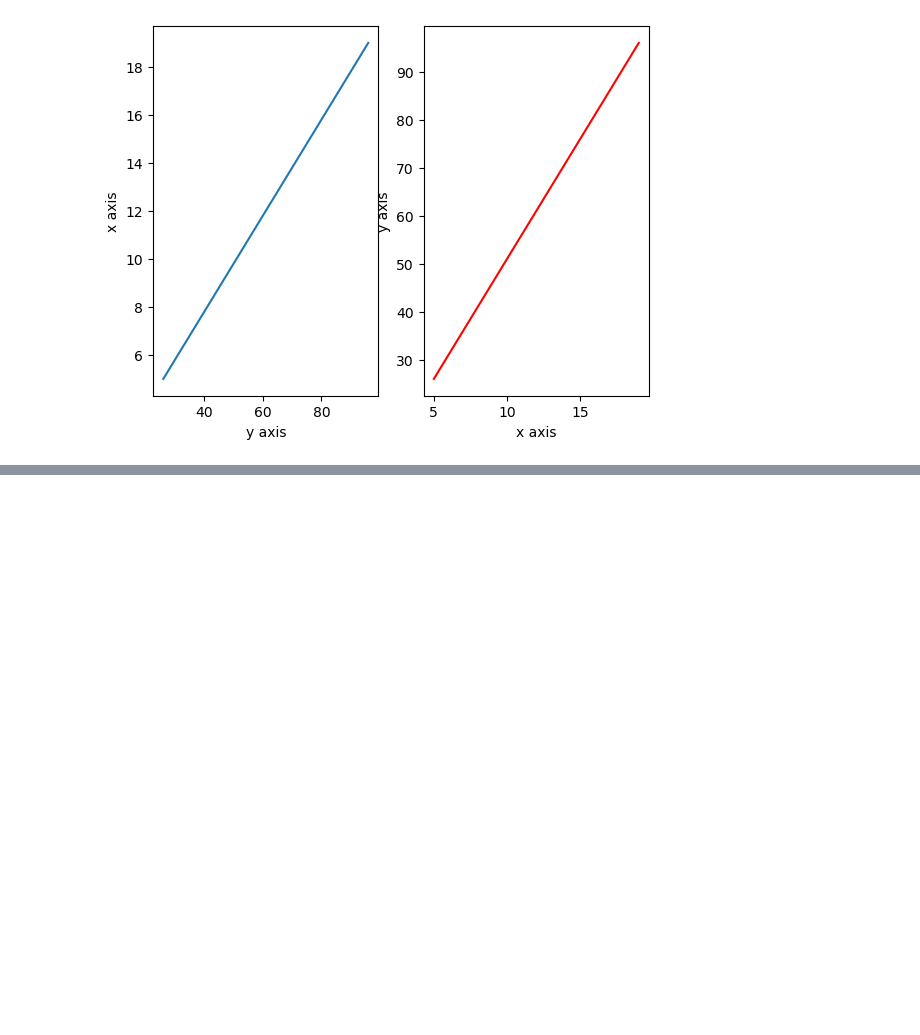
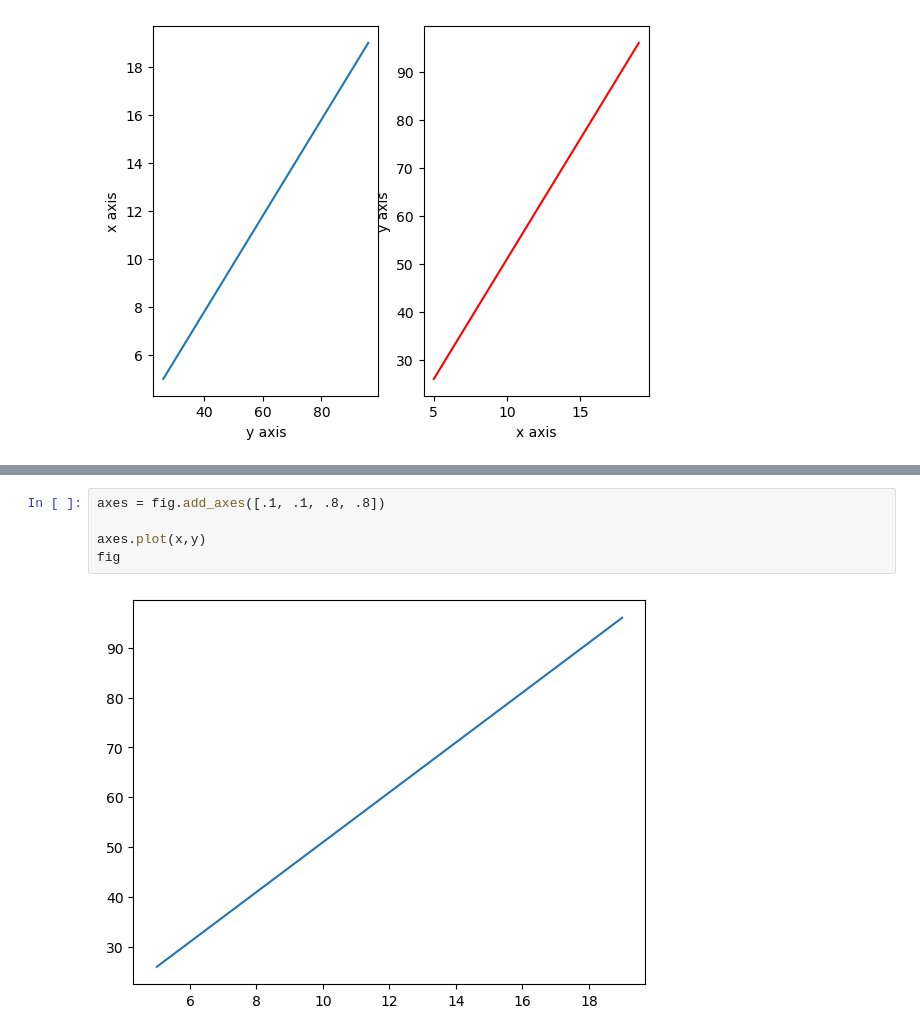
Before and after one commit to mdnaim2004/NOTE_ARCHIVE, a Jupyter notebook: matplotlib/intro_matplotlib.ipynb, the cells around one changed output, grey strips where cells are left out. Saved outputs shown, nothing was run; the diff lists cells and outputs as text; blank space fills up the shorter version.

```diff
--- a/matplotlib/intro_matplotlib.ipynb
+++ b/matplotlib/intro_matplotlib.ipynb
@@ -37,0 +54,7 @@ plt.show()
+# %%
+axes = fig.add_axes([.1, .1, .8, .8])
+
+axes.plot(x,y)
+fig
+# %% [output]
+[figure, added]
```
Also changed, not shown: parts of 4 cells of this notebook.
